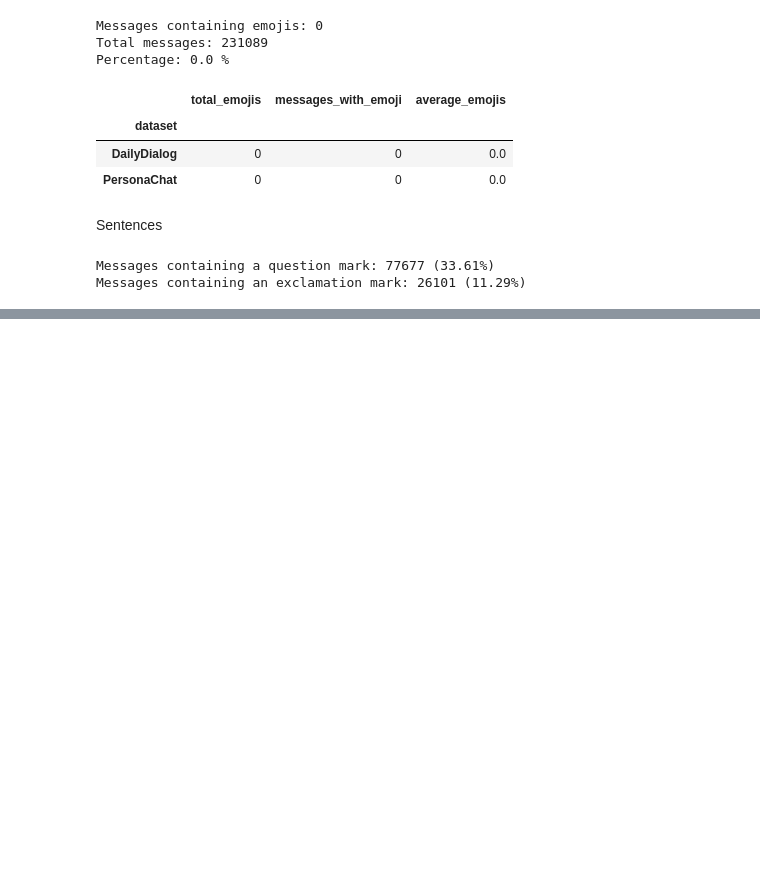
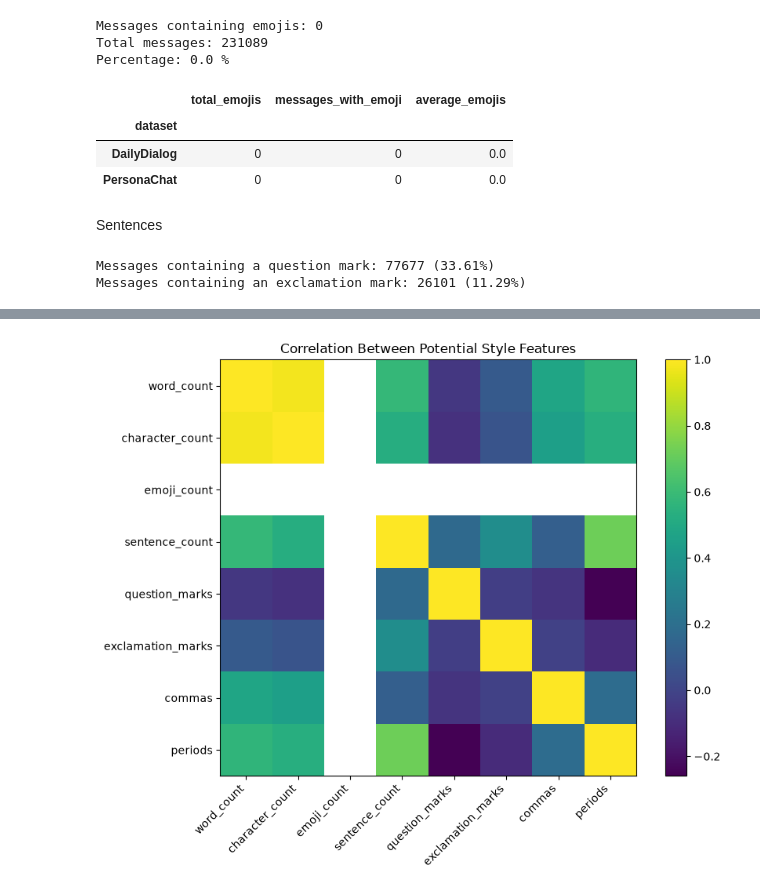
Before and after one commit to arnavbhanage/PickyTalker, a Jupyter notebook: notebooks/01_dataset_exploration.ipynb, the cells around one changed output, grey strips where cells are left out. Drawn from its saved outputs; the diff is of its cells as text; code cells hidden in the pictures; blank space fills up the shorter version.

```diff
--- a/notebooks/01_dataset_exploration.ipynb
+++ b/notebooks/01_dataset_exploration.ipynb
@@ -302,0 +387,15 @@ Messages containing an exclamation mark: 26101 (11.29%)
+# %%
+feature_columns = [
+    "word_count",
+    "character_count",
+    "emoji_count",
+    "sentence_count",
+    "question_marks",
+    "exclamation_marks",
+    "commas",
+    "periods"
+]
+
+correlation_matrix = df[feature_columns].corr()
+
+correlation_matrix
@@ -302,0 +412,28 @@ Messages containing an exclamation mark: 26101 (11.29%)
+# %%
+plt.figure(figsize=(9, 7))
+
+plt.imshow(
+    correlation_matrix,
+    interpolation="nearest"
+)
+
+plt.colorbar()
+
+plt.xticks(
+    range(len(feature_columns)),
+    feature_columns,
+    rotation=45,
+    ha="right"
+)
+
+plt.yticks(
+    range(len(feature_columns)),
+    feature_columns
+)
+
+plt.title("Correlation Between Potential Style Features")
+
+plt.tight_layout()
+plt.show()
+# %% [output]
+[figure, added]
```
Also changed, not shown: parts of 8 cells of this notebook.
